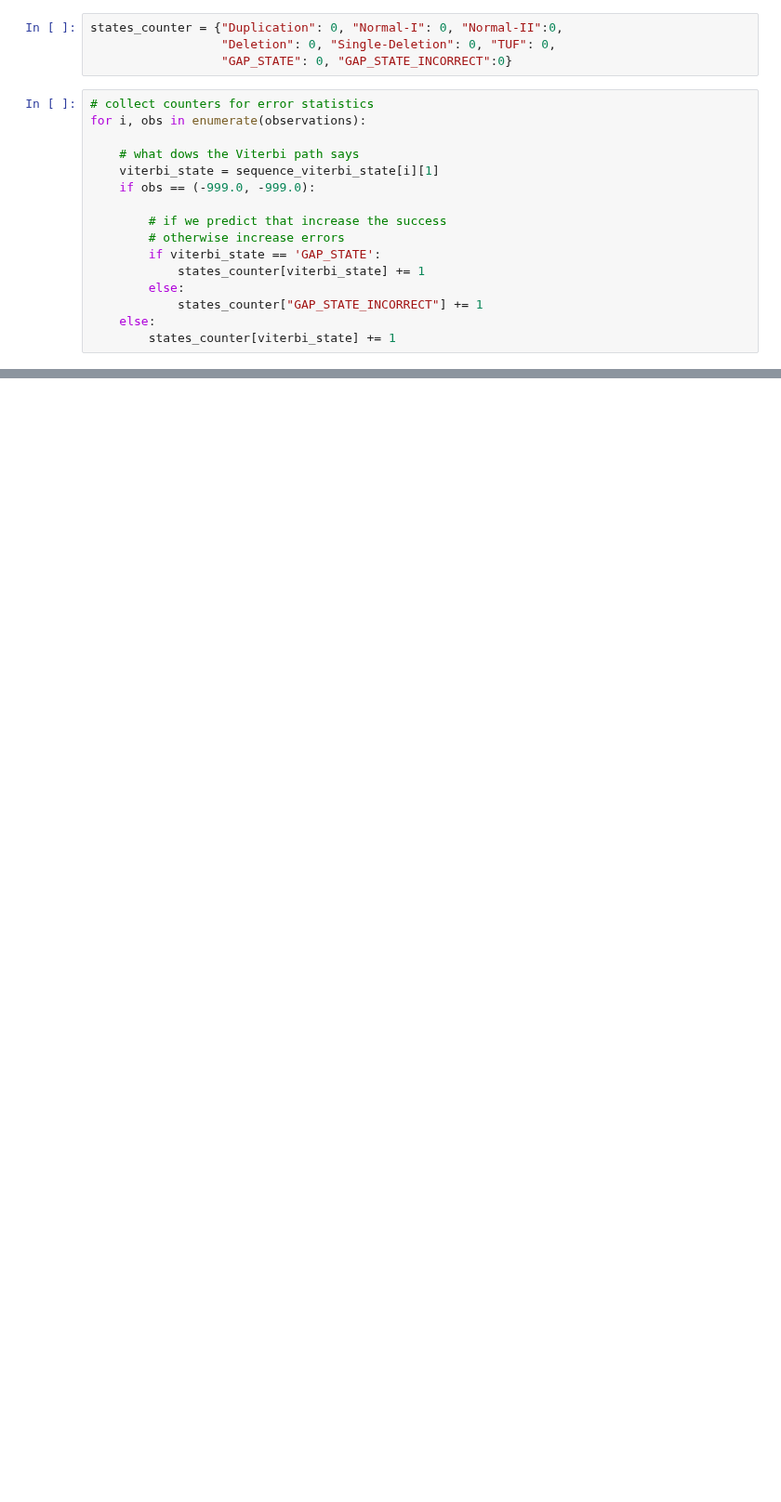
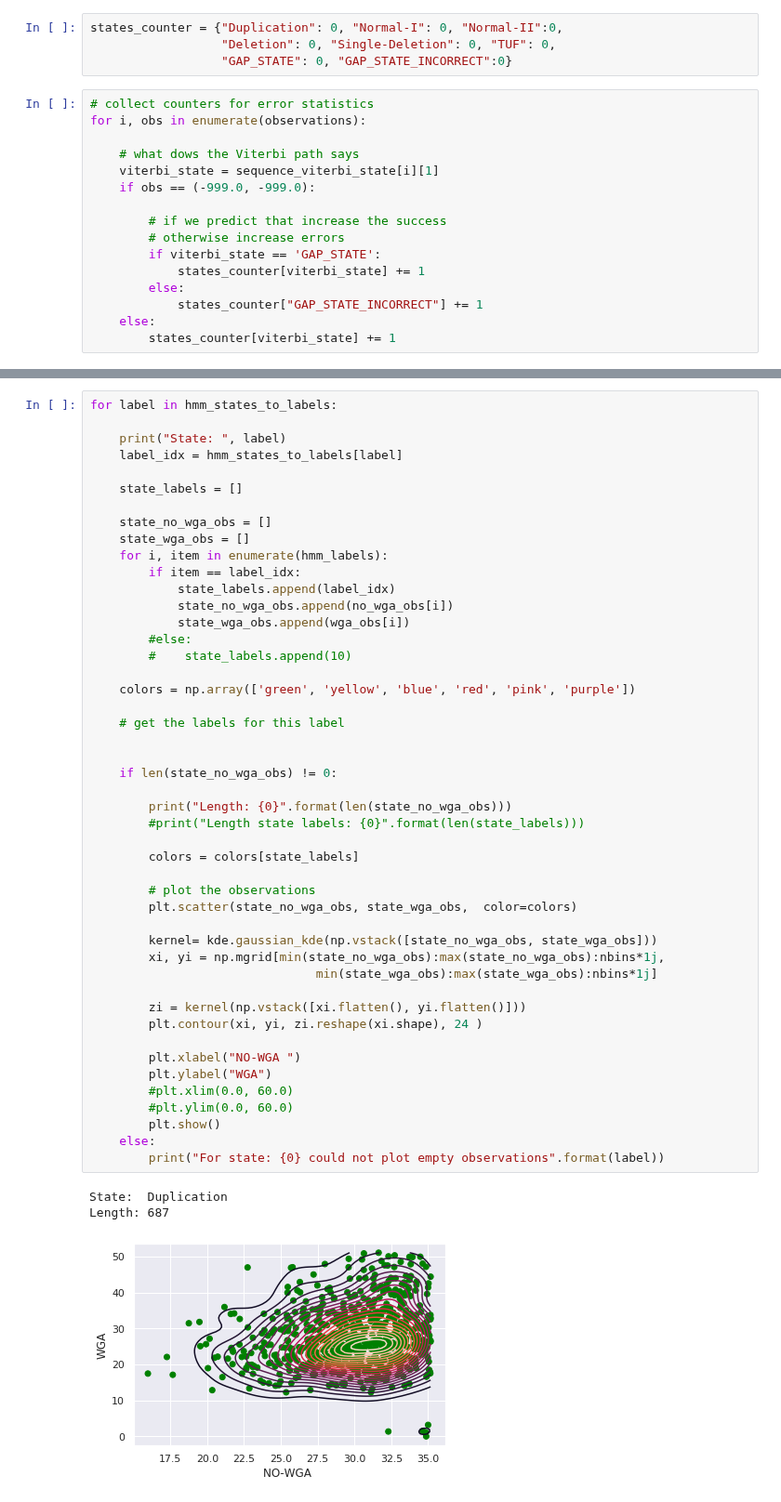
Before and after one commit to pockerman/hidden_markov_modeling, a Jupyter notebook: stories/story_15.ipynb, the cells around one changed output, grey strips where cells are left out. Shown at 93% size. Cells and saved outputs as stored; diff of their text form; blank space fills up the shorter version.

```diff
--- a/stories/story_15.ipynb
+++ b/stories/story_15.ipynb
@@ -569,0 +619,51 @@ print(states_counter)
+# %%
+for label in hmm_states_to_labels:
+
+    print("State: ", label)
+    label_idx = hmm_states_to_labels[label]
+
+    state_labels = []
+
+    state_no_wga_obs = []
+    state_wga_obs = []
+    for i, item in enumerate(hmm_labels):
+        if item == label_idx:
+            state_labels.append(label_idx)
+            state_no_wga_obs.append(no_wga_obs[i])
+            state_wga_obs.append(wga_obs[i])
+        #else:
+        #    state_labels.append(10)
+
+    colors = np.array(['green', 'yellow', 'blue', 'red', 'pink', 'purple'])
+
+    # get the labels for this label
+
+
+    if len(state_no_wga_obs) != 0:
+
+        print("Length: {0}".format(len(state_no_wga_obs)))
+        #print("Length state labels: {0}".format(len(state_labels)))
+
+        colors = colors[state_labels]
+
+        # plot the observations
+        plt.scatter(state_no_wga_obs, state_wga_obs,  color=colors)
+
+        kernel= kde.gaussian_kde(np.vstack([state_no_wga_obs, state_wga_obs]))
+        xi, yi = np.mgrid[min(state_no_wga_obs):max(state_no_wga_obs):nbins*1j,
+                               min(state_wga_obs):max(state_wga_obs):nbins*1j]
+
+        zi = kernel(np.vstack([xi.flatten(), yi.flatten()]))
+        plt.contour(xi, yi, zi.reshape(xi.shape), 24 )
+
+        plt.xlabel("NO-WGA ")
+        plt.ylabel("WGA")
+        #plt.xlim(0.0, 60.0)
+        #plt.ylim(0.0, 60.0)
+        plt.show()
+    else:
+        print("For state: {0} could not plot empty observations".format(label))
+# %% [output]
+State:  Duplication
+Length: 687
+[figure, added]
```
Also changed, not shown: parts of 24 cells of this notebook.
